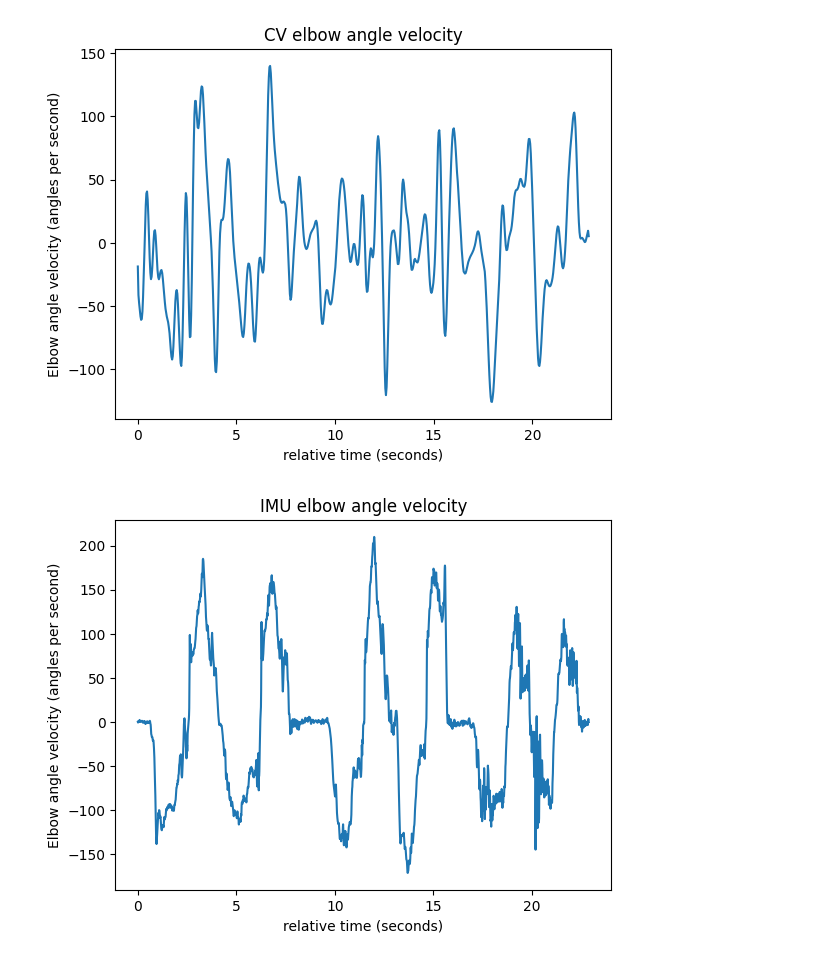
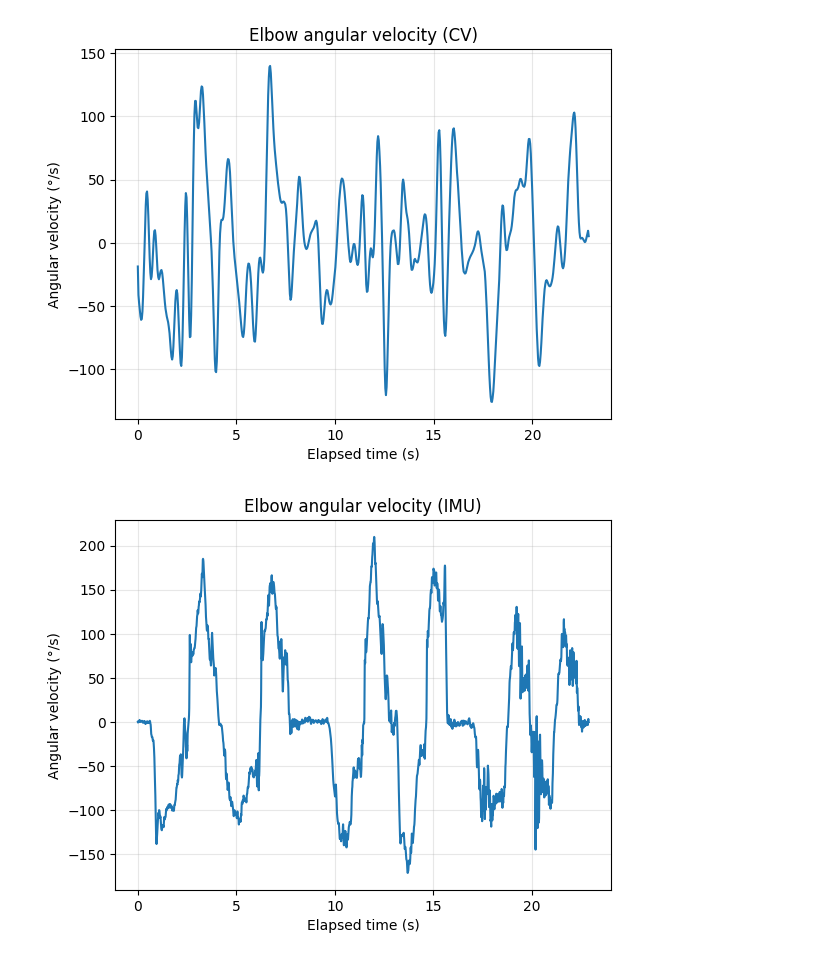
Before and after one commit to Colin-B-Billhardt/climbing_tracker_application, a Jupyter notebook: quaternion_analyses.ipynb, the cells around one changed output. Cells and saved outputs as stored; diff of their text form; code cells hidden in the pictures.

```diff
--- a/quaternion_analyses.ipynb
+++ b/quaternion_analyses.ipynb
@@ -31,6 +31,7 @@ with open("Sanity_Check_IMU_2.csv", newline='') as csvfile:
 
 sensor_2_clean_data = sensor2[3:]
 # %%
+
 
 #function for multiplying two quaternions
 def multiply_quaternions(q1,q2):
@@ -60,7 +61,7 @@ def quaternion_to_angle(sensor_array_1, sensor_array_2):
             q2 = [w2, x2,y2,z2]
 
             #q_relative is the conjugate * q2
-            q_relative = multiply_quaternions(q1_conjugate, q2)
+            q_relative = multiply_quaternions(q2, q1_conjugate)
 
             #calculating angle from q_relative
             theta = 2 * np.arccos(q_relative[0])
@@ -331,0 +337,16 @@ plt.show()
+# %%
+errors_over_time = []
+
+for i in range(1,len(relative_time_IMU)+1):
+
+    CV_interp = np.interp(relative_time_IMU[0:i], relative_time_CV[0:i], cv_angle_guassian_smooth[0:i])
+    absolute_error = sum((abs(CV_interp - angles[0:i])))
+    MAE = absolute_error / i
+    errors_over_time.append(MAE)
+
+plt.plot(relative_time_IMU, errors_over_time)
+plt.title("Mean Absolute Error (MAE) over time")
+plt.xlabel("Elapsed time (s)")
+plt.ylabel("MAE (°)")
+plt.grid(alpha=0.3)
+plt.show()
@@ -364,38 +387,40 @@ def weighted_convolution(angles, weighted_window):
             smoothed_signal.append(sum(weighted_average))
 
         #check if out of bound (above last index)
         elif i + half  > len(angles) - 1:
 
             weighted_average = calculate_angles_and_reweighted_window(angles, weighted_window, i - half, i + half + 1)
             smoothed_signal.append(sum(weighted_average))
 
         else:
 
             weighted_average = calculate_angles_and_reweighted_window(angles, weighted_window, i - half, i + half + 1)
             smoothed_signal.append(sum(weighted_average))
 
     return smoothed_signal
 
 
 cv_angle_velocity = weighted_convolution(cv_angle_guassian_smooth, [-1,0,1])
 dt = np.array(relative_time_CV)  # seconds
 vel_CV = np.array(cv_angle_velocity) / (dt[2:] - dt[:-2]).mean()
 
 plt.plot(relative_time_CV, vel_CV)
-plt.title("CV elbow angle velocity")
-plt.xlabel("relative time (seconds)")
-plt.ylabel("Elbow angle velocity (angles per second)")
+plt.title("Elbow angular velocity (CV)")
+plt.xlabel("Elapsed time (s)")
+plt.ylabel("Angular velocity (°/s)")
+plt.grid(alpha=0.3)
 plt.show()
 
 IMU_angle_velocity = weighted_convolution(angles, [-1,0,1])
 dt = np.array(relative_time_IMU)  # seconds
 vel_IMU = np.array(IMU_angle_velocity) / (dt[2:] - dt[:-2]).mean()
 
 plt.plot(relative_time_IMU, vel_IMU)
-plt.title("IMU elbow angle velocity")
-plt.xlabel("relative time (seconds)")
-plt.ylabel("Elbow angle velocity (angles per second)")
+plt.title("Elbow angular velocity (IMU)")
+plt.xlabel("Elapsed time (s)")
+plt.ylabel("Angular velocity (°/s)")
+plt.grid(alpha=0.3)
 plt.show()
 # %% [output]
-[figure, old version]
+[figure, new version]
-[figure, old version]
+[figure, new version]
```
Also changed, not shown: parts of 4 cells of this notebook.
